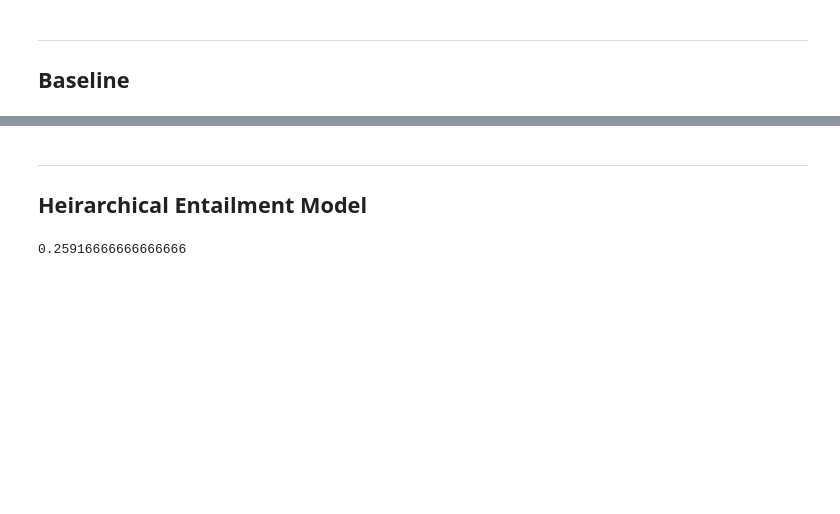
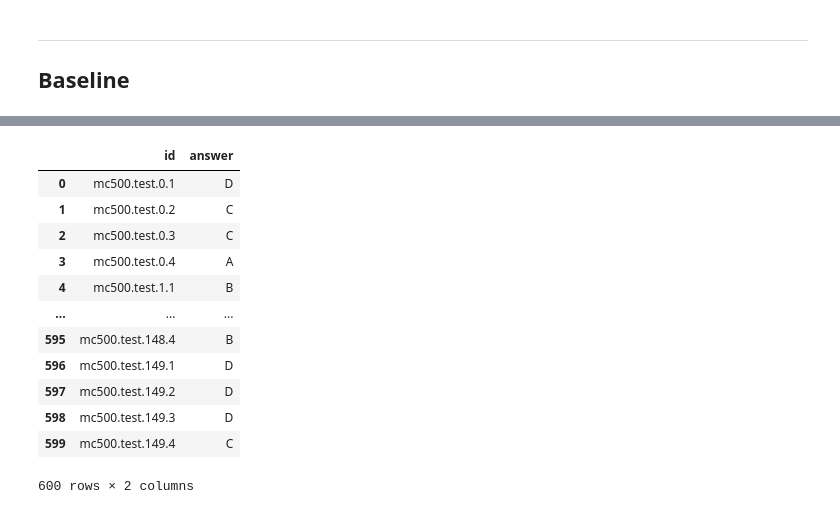
Before and after one commit to jacobemmerson/CS1671, a Jupyter notebook: MCTest/machine_comp.ipynb, the cells around one changed output, grey strips where cells are left out. Drawn from its saved outputs; the diff is of its cells as text; code cells hidden in the pictures; blank space fills up the shorter version.

```diff
--- a/MCTest/machine_comp.ipynb
+++ b/MCTest/machine_comp.ipynb
@@ -244,8 +305,14 @@ test_preds
 # %%
-temp = test_preds.melt(id_vars = ['story_id'])
-temp['variable'] += 1
-temp['story_id'] = temp['story_id'] + '.' + temp['variable'].astype(str)
-temp['sort'] = temp['story_id'].str.extract(r'\.(\d+)').astype(int)
-temp = temp.sort_values('sort', kind = 'stable').drop(columns=['sort','variable']).rename(columns={'story_id' : 'id', 'value' : 'answer'})
-temp
+thm_baseline_test = THM_classifier(test_stories, weights = [1,2,5,2,1])
+baseline_test_preds = thm_baseline_test.predict()
+baseline_test_preds['story_id'] = test_stories.T['story_id']
+baseline_test_preds = baseline_test_preds.melt(id_vars = ['story_id'])
+
+baseline_test_preds['variable'] += 1
+baseline_test_preds['story_id'] = baseline_test_preds['story_id'] + '.' + baseline_test_preds['variable'].astype(str)
+baseline_test_preds['sort'] = baseline_test_preds['story_id'].str.extract(r'\.(\d+)').astype(int)
+baseline_test_preds = baseline_test_preds.sort_values('sort', kind = 'stable').drop(columns=['sort','variable']).rename(columns={'story_id' : 'id', 'value' : 'answer'})
+print(baseline_test_preds.head())
+
+#temp.to_csv('./test_answers.csv', sep = ',', header = True, index = False)
 # %% [output]
@@ -265,5 +462,21 @@ temp
 # %%
-temp.to_csv('./test_answers.csv', sep = ',', header = True, index = False)
+pd.DataFrame(
+    {
+        'id' : baseline_test_preds['id'].values,
+        'answer' : test_preds['best'].values
+    }
+)#.to_csv('./test_answers.csv', sep = ',', header = True, index = False)
+# %% [output]
+|  | id | answer |
+| 0 | mc500.test.0.1 | D |
+| 1 | mc500.test.0.2 | C |
+| 2 | mc500.test.0.3 | C |
+| 3 | mc500.test.0.4 | A |
+| 4 | mc500.test.1.1 | B |
+| ... | ... | ... |
+| 595 | mc500.test.148.4 | B |
+| 596 | mc500.test.149.1 | D |
+| 597 | mc500.test.149.2 | D |
+| 598 | mc500.test.149.3 | D |
+| 599 | mc500.test.149.4 | C |
+600 rows × 2 columns
-# %% [markdown]
----
-## Heirarchical Entailment Model
@@ -298,4 +482,0 @@ pred_df = pd.DataFrame(story_answers).T
-# %%
-get_accuracy(pred_df, train_answers)
-# %% [output]
-0.25916666666666666
```
Also changed, not shown: parts of 24 cells of this notebook, 1 other file.
